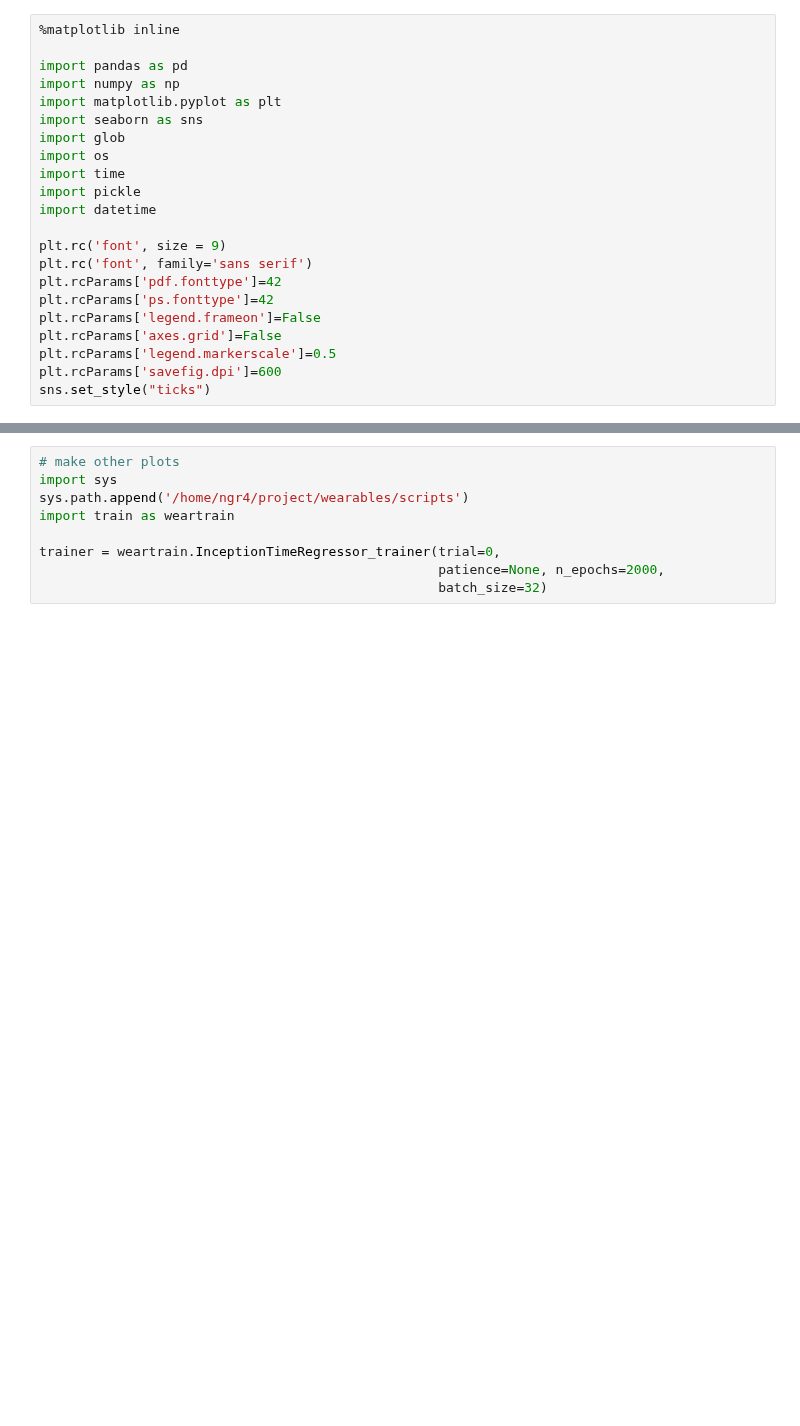
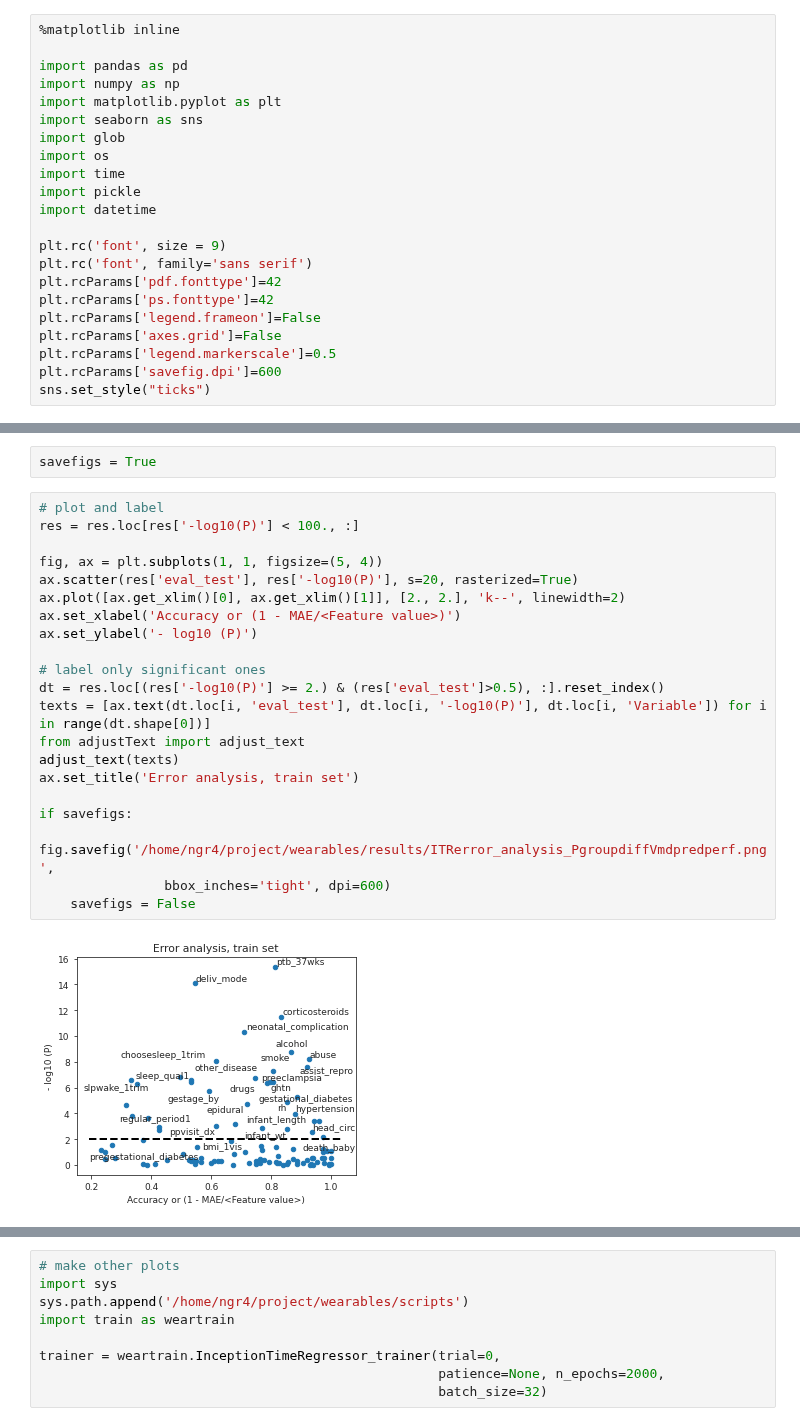
Before and after one commit to nealgravindra/wearables, a Jupyter notebook: notebooks/ITRerror_analysis.ipynb, the cells around one changed output, grey strips where cells are left out. Drawn from its saved outputs; the diff is of its cells as text; blank space fills up the shorter version.

```diff
--- a/notebooks/ITRerror_analysis.ipynb
+++ b/notebooks/ITRerror_analysis.ipynb
@@ -22,0 +206,25 @@ sns.set_style("ticks")
+# %%
+savefigs = True
+# %%
+# plot and label
+res = res.loc[res['-log10(P)'] < 100., :]
+
+fig, ax = plt.subplots(1, 1, figsize=(5, 4))
+ax.scatter(res['eval_test'], res['-log10(P)'], s=20, rasterized=True)
+ax.plot([ax.get_xlim()[0], ax.get_xlim()[1]], [2., 2.], 'k--', linewidth=2)
+ax.set_xlabel('Accuracy or (1 - MAE/<Feature value>)')
+ax.set_ylabel('- log10 (P)')
+
+# label only significant ones
+dt = res.loc[(res['-log10(P)'] >= 2.) & (res['eval_test']>0.5), :].reset_index()
+texts = [ax.text(dt.loc[i, 'eval_test'], dt.loc[i, '-log10(P)'], dt.loc[i, 'Variable']) for i in range(dt.shape[0])]
+from adjustText import adjust_text
+adjust_text(texts)
+ax.set_title('Error analysis, train set')
+
+if savefigs:
+    fig.savefig('/home/ngr4/project/wearables/results/ITRerror_analysis_PgroupdiffVmdpredperf.png',
+                bbox_inches='tight', dpi=600)
+    savefigs = False
+# %% [output]
+[figure, added]
```
Also changed, not shown: parts of 16 cells of this notebook.
